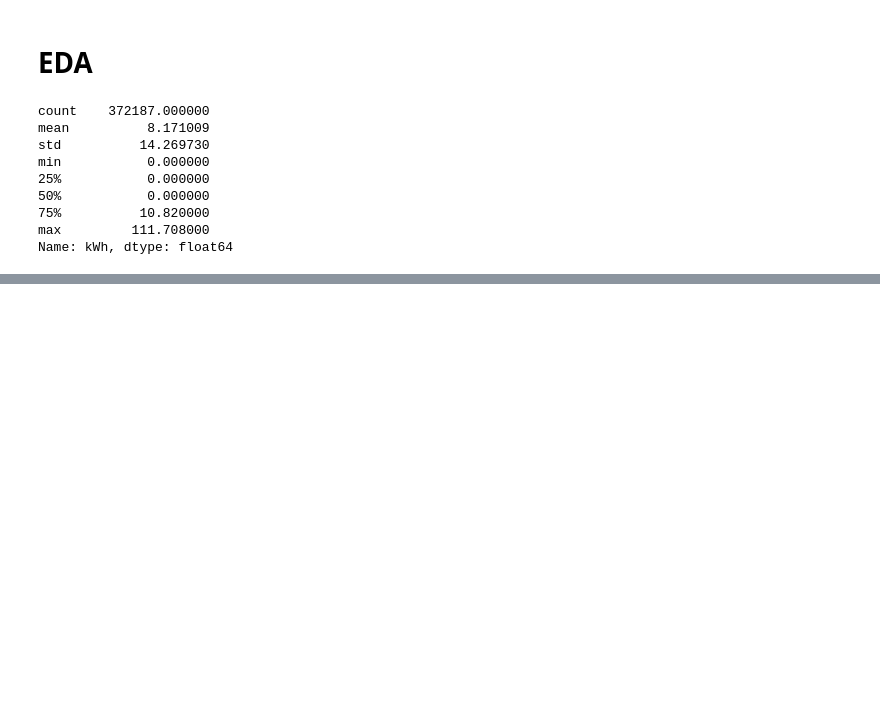
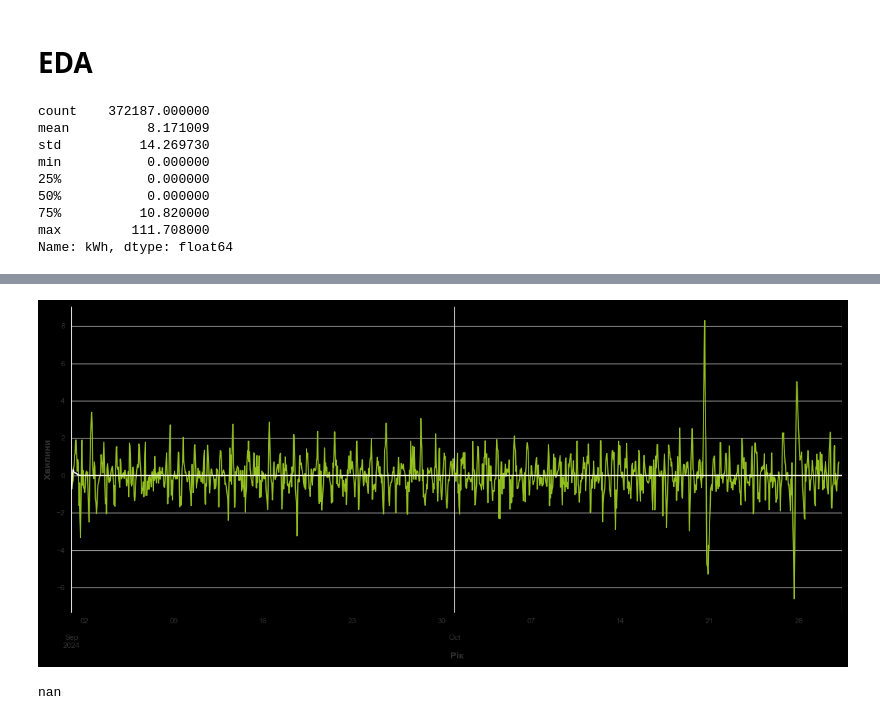
Before and after one commit to Lkupybida/ArtficialInteligenceCourseProject, a Jupyter notebook: nastiia.ipynb, the cells around one changed output, grey strips where cells are left out. Drawn from its saved outputs; the diff is of its cells as text; code cells hidden in the pictures; blank space fills up the shorter version.

```diff
--- a/nastiia.ipynb
+++ b/nastiia.ipynb
@@ -145,0 +246,26 @@ plt.show()
+# %%
+weekly_charging_time = test_resid
+preds_overall = preds_resid
+plt.figure(figsize=(15, 6))
+weekly_charging_time.plot(kind='line', color='#94C01F')
+preds_overall.plot(kind='line', color='#FFFFFF')
+ax = plt.gca()
+ax.spines['top'].set_color('none')
+ax.spines['right'].set_color('none')
+ax.spines['bottom'].set_color('#333333')
+ax.spines['left'].set_color('#333333')
+plt.xlabel('Рік')
+plt.ylabel('Хвилини')
+plt.gca().set_facecolor('black')
+plt.gcf().set_facecolor('black')
+plt.gcf().patch.set_edgecolor('black')
+plt.gcf().patch.set_linewidth(0)
+plt.show()
+# %% [output]
+[figure, added]
+# %%
+
+
+rmse(preds_resid, test_resid)
+# %% [output]
+nan
```
Also changed, not shown: parts of 10 cells of this notebook, 14 other files.
